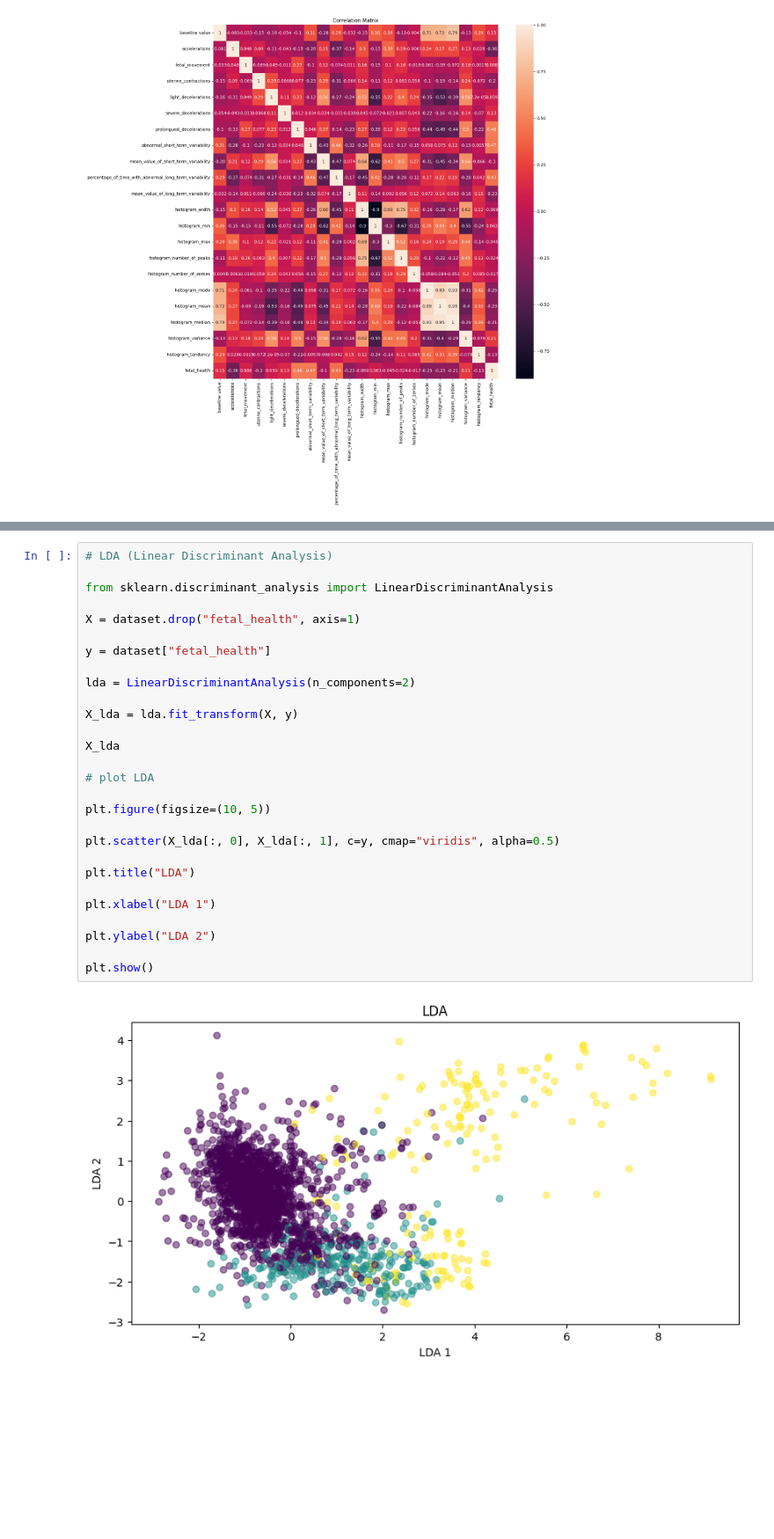
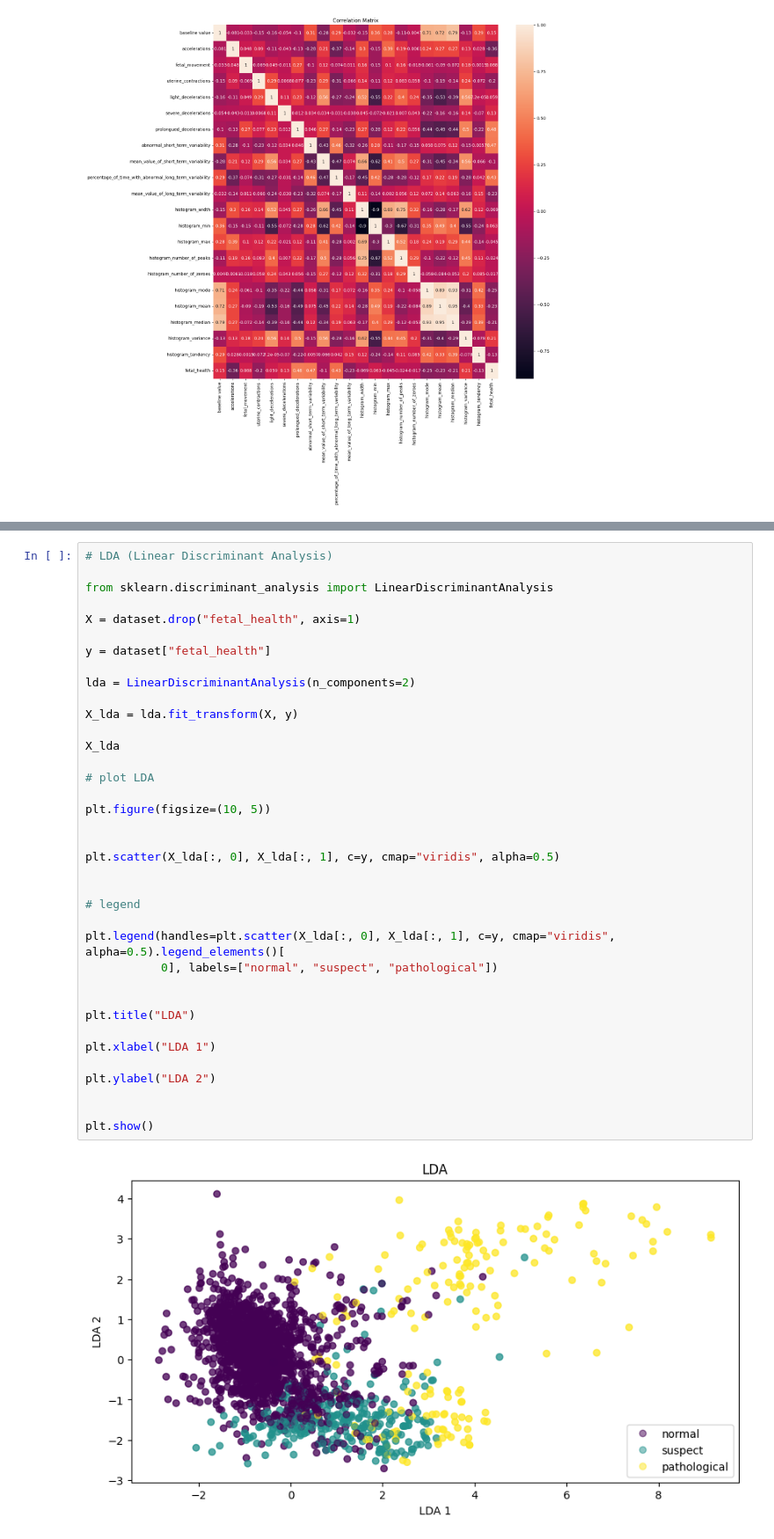
Before and after one commit to arthurcbaia/MC906, a Jupyter notebook: exploratory_analysis.ipynb, the cells around one changed output, grey strips where cells are left out. Shown at 88% size. Cells and saved outputs as stored; diff of their text form; blank space fills up the shorter version.

Commit message:
LDA with legend

```diff
--- a/exploratory_analysis.ipynb
+++ b/exploratory_analysis.ipynb
@@ -188,30 +186,39 @@ plt.show()
 # %%
 # LDA (Linear Discriminant Analysis)
 
 from sklearn.discriminant_analysis import LinearDiscriminantAnalysis
 
 X = dataset.drop("fetal_health", axis=1)
 
 y = dataset["fetal_health"]
 
 lda = LinearDiscriminantAnalysis(n_components=2)
 
 X_lda = lda.fit_transform(X, y)
 
 X_lda
 
 # plot LDA
 
 plt.figure(figsize=(10, 5))
 
+
 plt.scatter(X_lda[:, 0], X_lda[:, 1], c=y, cmap="viridis", alpha=0.5)
+
+
+# legend
+
+plt.legend(handles=plt.scatter(X_lda[:, 0], X_lda[:, 1], c=y, cmap="viridis", alpha=0.5).legend_elements()[
+           0], labels=["normal", "suspect", "pathological"])
+
 
 plt.title("LDA")
 
 plt.xlabel("LDA 1")
 
 plt.ylabel("LDA 2")
 
+
 plt.show()
 # %% [output]
-[figure, old version]
+[figure, new version]
```
Also changed, not shown: parts of 2 cells of this notebook.
